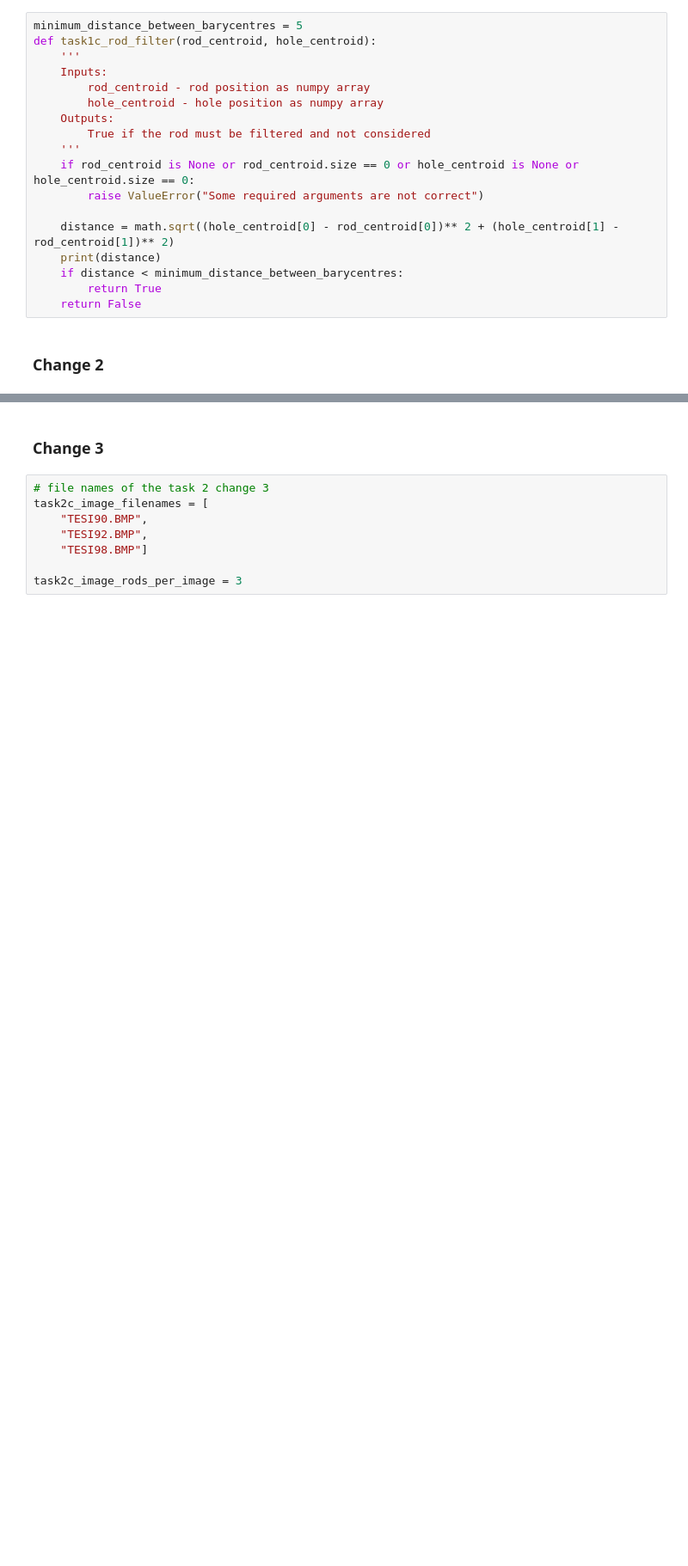
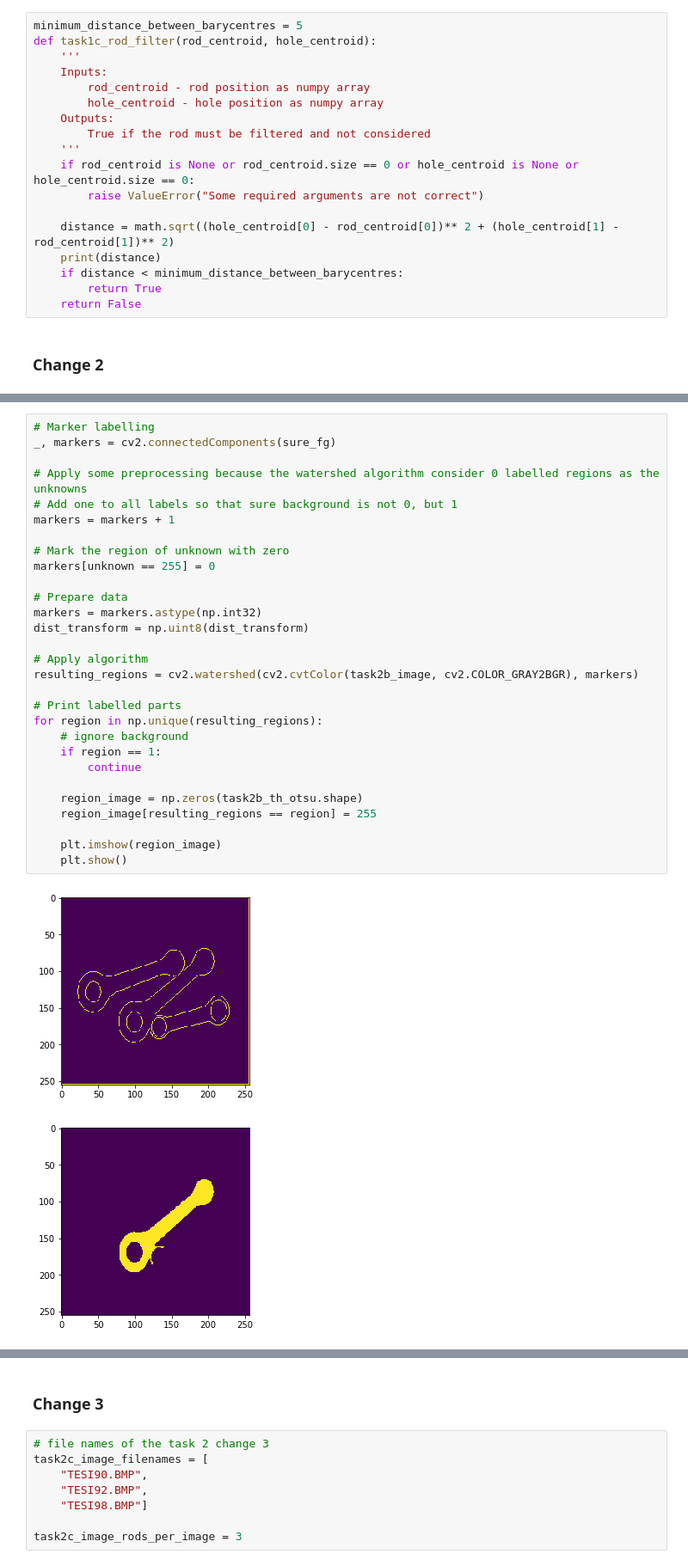
Before and after one commit to alomb/ComputerVisionAndImageProcessingProject, a Jupyter notebook: project/report.ipynb, the cells around one changed output, grey strips where cells are left out. Shown at 86% size. Drawn from its saved outputs; the diff is of its cells as text; blank space fills up the shorter version.

```diff
--- a/project/report.ipynb
+++ b/project/report.ipynb
@@ -468,0 +514,32 @@ _ = fig.colorbar(surface, shrink=0.5, aspect=5)
+# %%
+# Marker labelling
+_, markers = cv2.connectedComponents(sure_fg)
+
+# Apply some preprocessing because the watershed algorithm consider 0 labelled regions as the unknowns
+# Add one to all labels so that sure background is not 0, but 1
+markers = markers + 1
+
+# Mark the region of unknown with zero
+markers[unknown == 255] = 0
+
+# Prepare data
+markers = markers.astype(np.int32)
+dist_transform = np.uint8(dist_transform)
+
+# Apply algorithm
+resulting_regions = cv2.watershed(cv2.cvtColor(task2b_image, cv2.COLOR_GRAY2BGR), markers)
+
+# Print labelled parts
+for region in np.unique(resulting_regions):
+    # ignore background
+    if region == 1:
+        continue
+
+    region_image = np.zeros(task2b_th_otsu.shape)
+    region_image[resulting_regions == region] = 255
+
+    plt.imshow(region_image)
+    plt.show()
+# %% [output]
+[figure, added]
+[figure, added]
```
Also changed, not shown: parts of 13 cells of this notebook, 1 other file.
